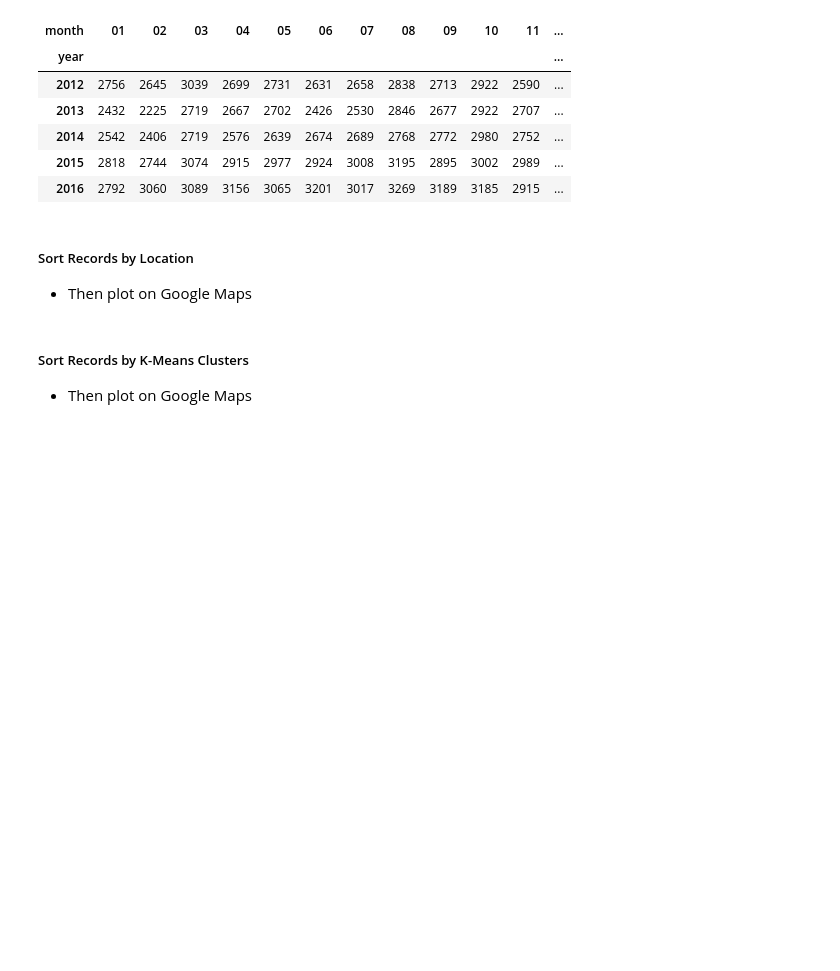
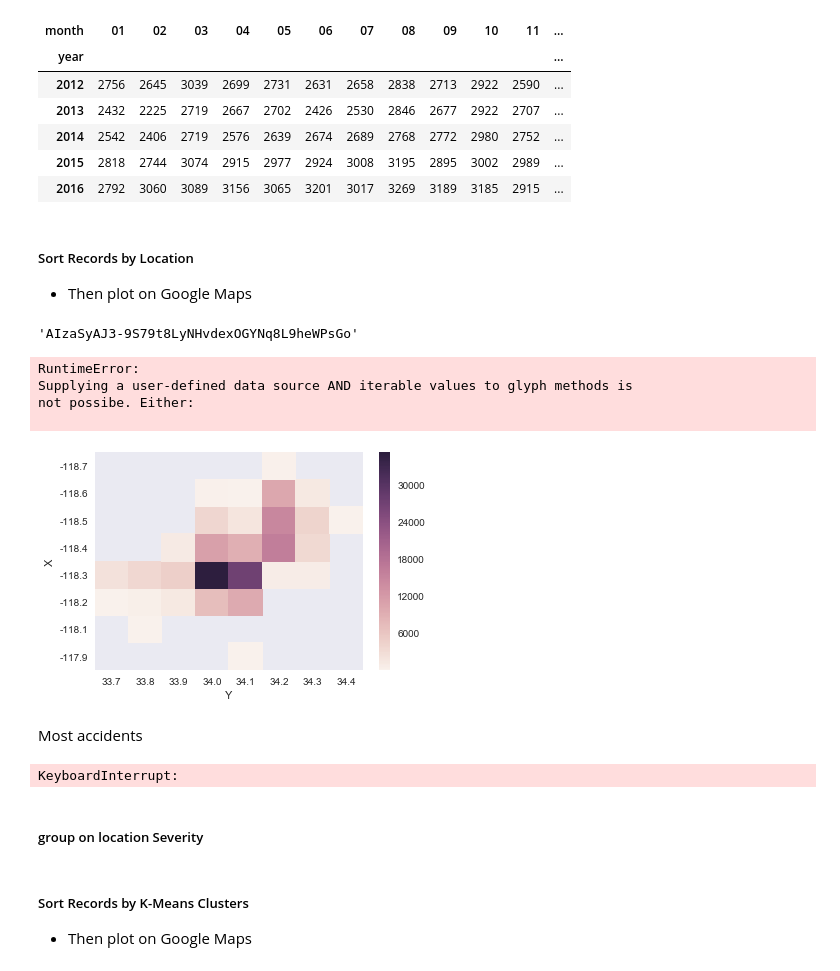
Before and after one commit to Peter-32/LA-Collision-Forecasting, a Jupyter notebook: la_collisions.ipynb, the cells around one changed output. Cells and saved outputs as stored; diff of their text form; code cells hidden in the pictures; blank space fills up the shorter version.

```diff
--- a/la_collisions.ipynb
+++ b/la_collisions.ipynb
@@ -373,27 +375,69 @@ df3
+# %%
+API_KEY
+# %% [output]
+'AIzaSyAJ3-9S79t8LyNHvdexOGYNq8L9heWPsGo'
 # %%
 from bokeh.io import output_file, show
 from bokeh.models import ColumnDataSource, GMapOptions
 from bokeh.plotting import gmap
+from bokeh.plotting import reset_output
 
-output_file("gmap.html")
+reset_output()
+
+output_file("gmap2.html")
 # -118.333485	34.035515
-map_options = GMapOptions(lat=34.035515, lng=-118.333485, map_type="roadmap", zoom=11)
+map_options = GMapOptions(lat=34.035515, lng=-118.333485, map_type="roadmap", zoom=20)
 
 # For GMaps to function, Google requires you obtain and enable an API key:
 #
 #     https://developers.google.com/maps/documentation/javascript/get-api-key
 #
 # Replace the value below with your personal API key:
-p = gmap("GOOGLE_API_KEY", map_options, title="Austin")
+p = gmap("AIzaSyAJ3-9S79t8LyNHvdexOGYNq8L9heWPsGo", map_options, title="Los Angles")
 
 source = ColumnDataSource(
-    data=dict(lat=[ 30.29,  30.20,  30.29],
-              lon=[-97.70, -97.74, -97.78])
+    data=dict(lat=df.iloc[0:1000].Y.values,
+              lon=df.iloc[0:1000].X.values)
 )
 
-p.circle(x="lon", y="lat", size=15, fill_color="blue", fill_alpha=0.8, source=source)
+p.circle(x="lon", y="lat", size=5, fill_color="red", fill_alpha=0.8, source=source)
 
 show(p)
+# %% [output]
+RuntimeError:
+Supplying a user-defined data source AND iterable values to glyph methods is
+not possibe. Either:
+
+# %%
+df_location = ps.sqldf(
+"""select
+ROUND(X,1) X,
+ROUND(Y,1) Y,
+  count(*) AS count
+from df
+group by 1,2 order by 1,2""", locals())
+
+df4 = df_location.pivot("X", "Y", "count")
+ax = sns.heatmap(df4)
+# %% [output]
+[figure, added]
+# %% [markdown]
+Most accidents
+# %%
+df_location = ps.sqldf(
+"""select
+X,
+Y,
+  count(*) AS count
+from df
+group by 1,2 order by 1,2""", locals())
+
+df4 = df_location.pivot("X", "Y", "count")
+ax = sns.heatmap(df4)
+# %% [output]
+KeyboardInterrupt:
+# %% [markdown]
+##### group on location Severity
 # %% [markdown]
 ##### Sort Records by K-Means Clusters
 - Then plot on Google Maps
```
Also changed, not shown: parts of 13 cells of this notebook, 2 other files.
